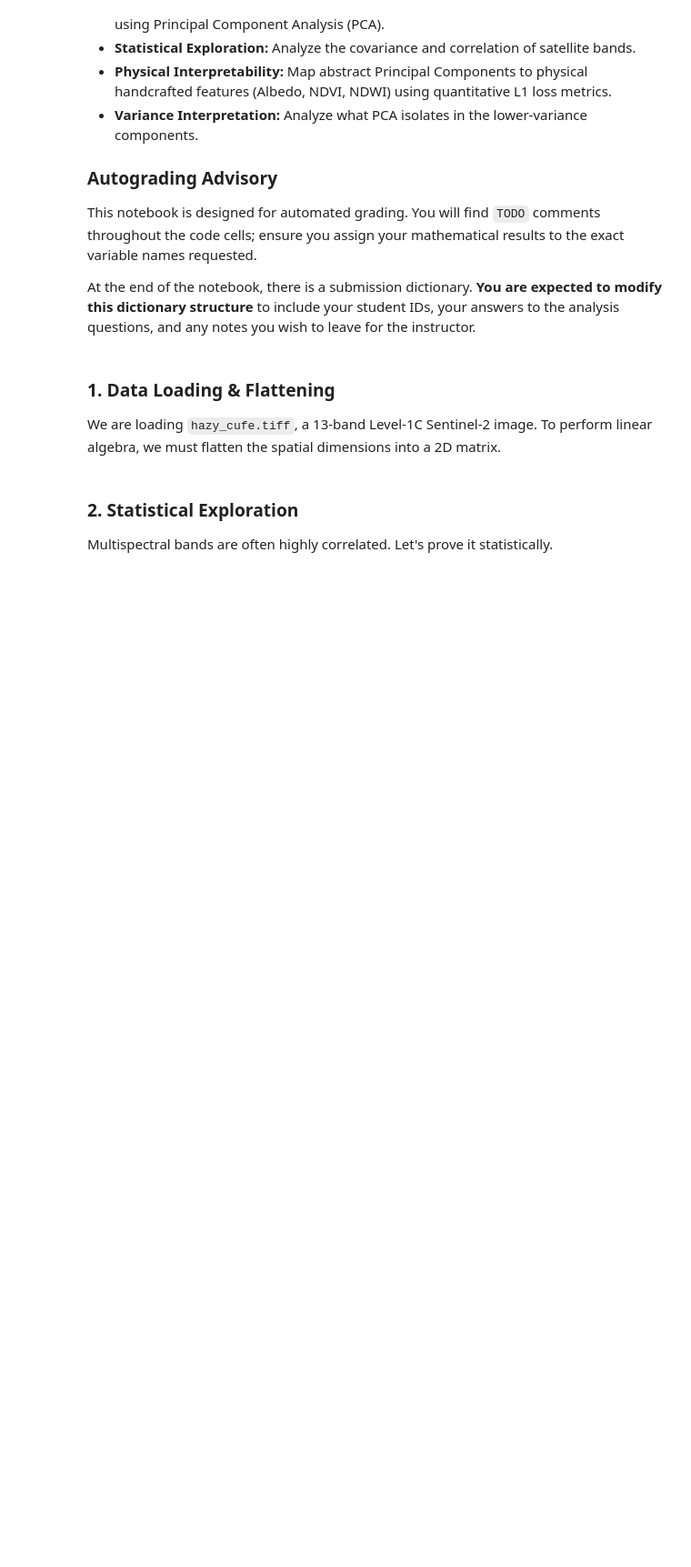
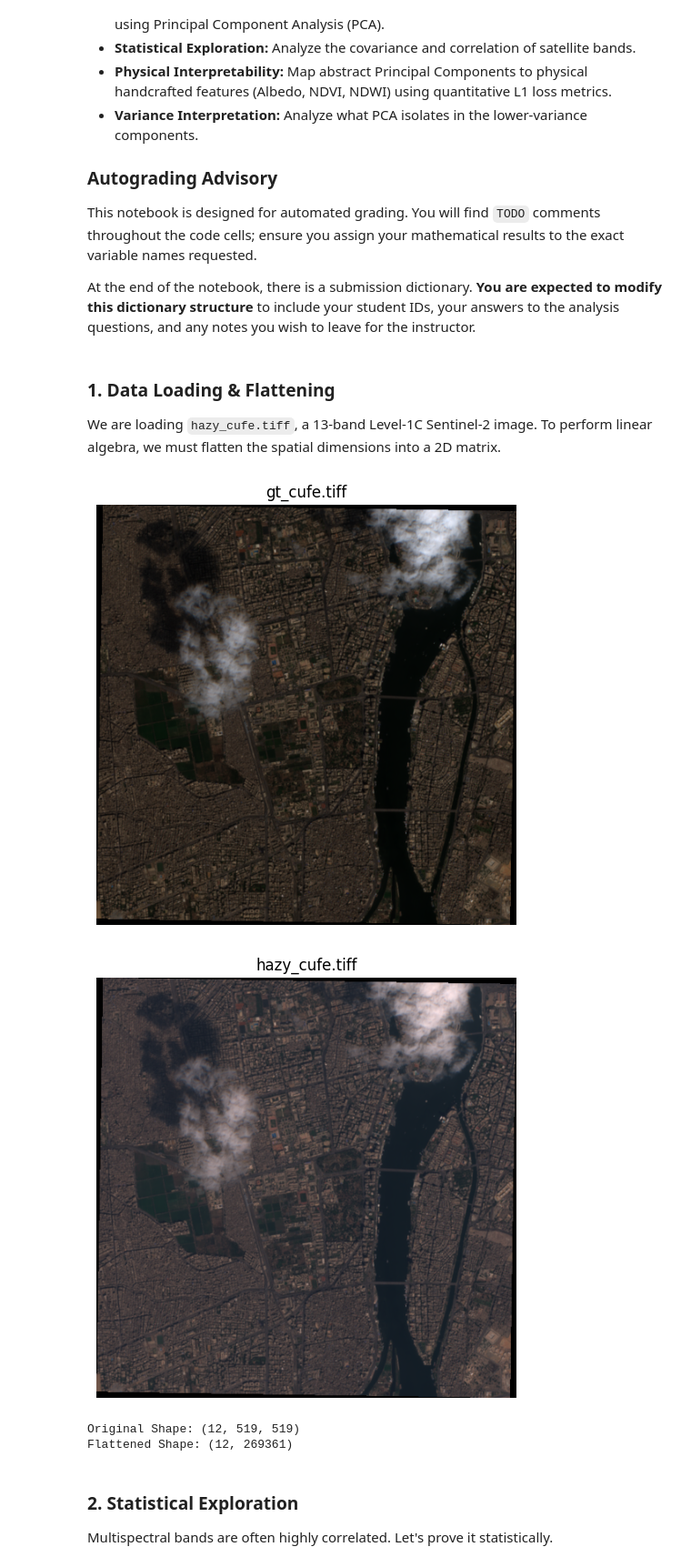
Before and after one commit to Asmaa-204/Satellite-Imagery-Labs, a Jupyter notebook: 02-spectral_transforms/Spectral_Transforms.ipynb, the cells around one changed output. Shown at 91% size. Drawn from its saved outputs; the diff is of its cells as text; code cells hidden in the pictures; blank space fills up the shorter version.

```diff
--- a/02-spectral_transforms/Spectral_Transforms.ipynb
+++ b/02-spectral_transforms/Spectral_Transforms.ipynb
@@ -28,8 +28,29 @@ warnings.filterwarnings('ignore')
 # %% [markdown]
 ### 1. Data Loading & Flattening
 We are loading `hazy_cufe.tiff`, a 13-band Level-1C Sentinel-2 image. To perform linear algebra, we must flatten the spatial dimensions into a 2D matrix.
+# %%
+images = ["gt_cufe.tiff", "hazy_cufe.tiff"]
+
+for image in images:
+    with rasterio.open(image) as src:
+        img = src.read()
+
+    rgb = img[[3, 2, 1], :, :]
+    rgb = rgb.transpose(1, 2, 0)
+
+    rgb = rgb.astype(float)
+    rgb = (rgb - rgb.min()) / (rgb.max() - rgb.min())
+
+    plt.figure(figsize=(6, 6))
+    plt.imshow(rgb)
+    plt.axis("off")
+    plt.title(image)
+    plt.show()
+# %% [output]
+[figure, added]
+[figure, added]
 # %%
-image_path = "hazy_cufe.tiff"
+image_path = "gt_cufe.tiff"
 
 with rasterio.open(image_path) as src:
     img_3d = src.read().astype(np.float32)
@@ -39,7 +60,11 @@ print(f"Original Shape: {img_3d.shape}")
 # TODO: Flatten img_3d into a 2D matrix named 'X'.
 # Think carefully about how dimensions align in memory during a reshape operation.
 
-# print(f"Flattened Shape: {X.shape}")
+X = img_3d.reshape(img_3d.shape[0], -1)
+print(f"Flattened Shape: {X.shape}")
+# %% [output]
+Original Shape: (12, 519, 519)
+Flattened Shape: (12, 269361)
 # %% [markdown]
 ### 2. Statistical Exploration
 Multispectral bands are often highly correlated. Let's prove it statistically.
```
Also changed, not shown: parts of 5 cells of this notebook.
